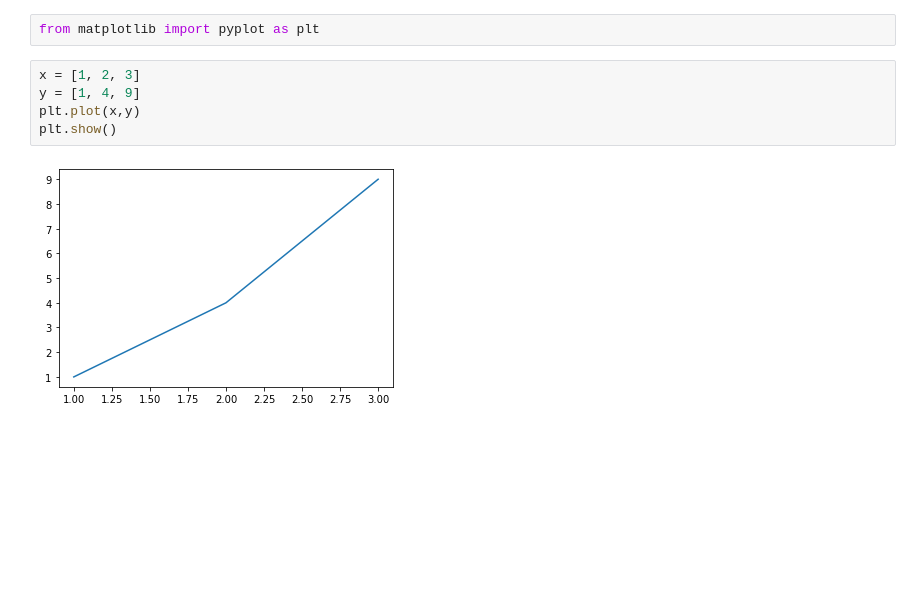
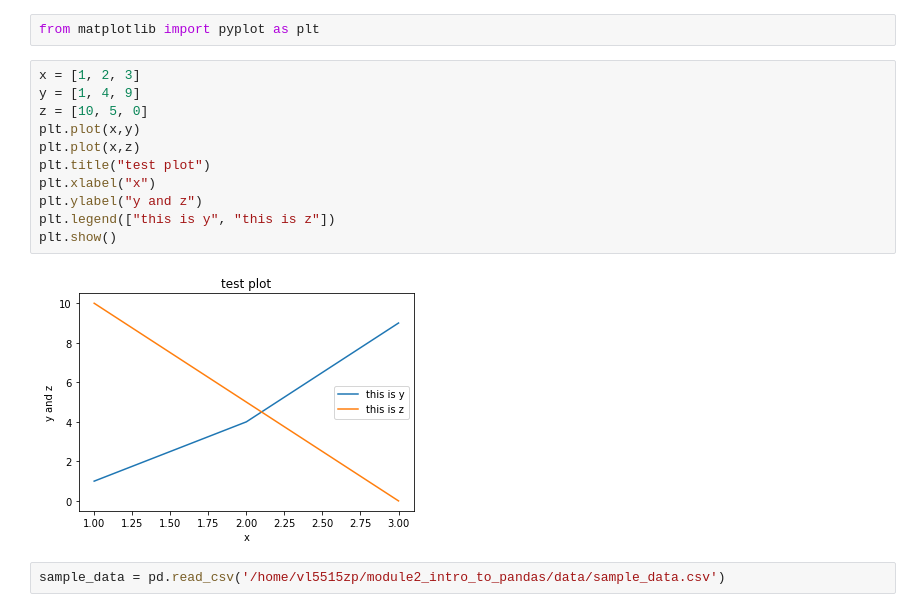
Before and after one commit to ColeBerning35/module2_intro_to_pandas, a Jupyter notebook: DataVizWithPython.ipynb, the cells around one changed output. Cells and saved outputs as stored; diff of their text form; blank space fills up the shorter version.

```diff
--- a/DataVizWithPython.ipynb
+++ b/DataVizWithPython.ipynb
@@ -5,7 +5,15 @@ from matplotlib import pyplot as plt
 # %%
 x = [1, 2, 3]
 y = [1, 4, 9]
+z = [10, 5, 0]
 plt.plot(x,y)
+plt.plot(x,z)
+plt.title("test plot")
+plt.xlabel("x")
+plt.ylabel("y and z")
+plt.legend(["this is y", "this is z"])
 plt.show()
 # %% [output]
-[figure, old version]
+[figure, new version]
+# %%
+sample_data = pd.read_csv('/home/vl5515zp/module2_intro_to_pandas/data/sample_data.csv')
```
Also changed, not shown: parts of 16 cells of this notebook.
